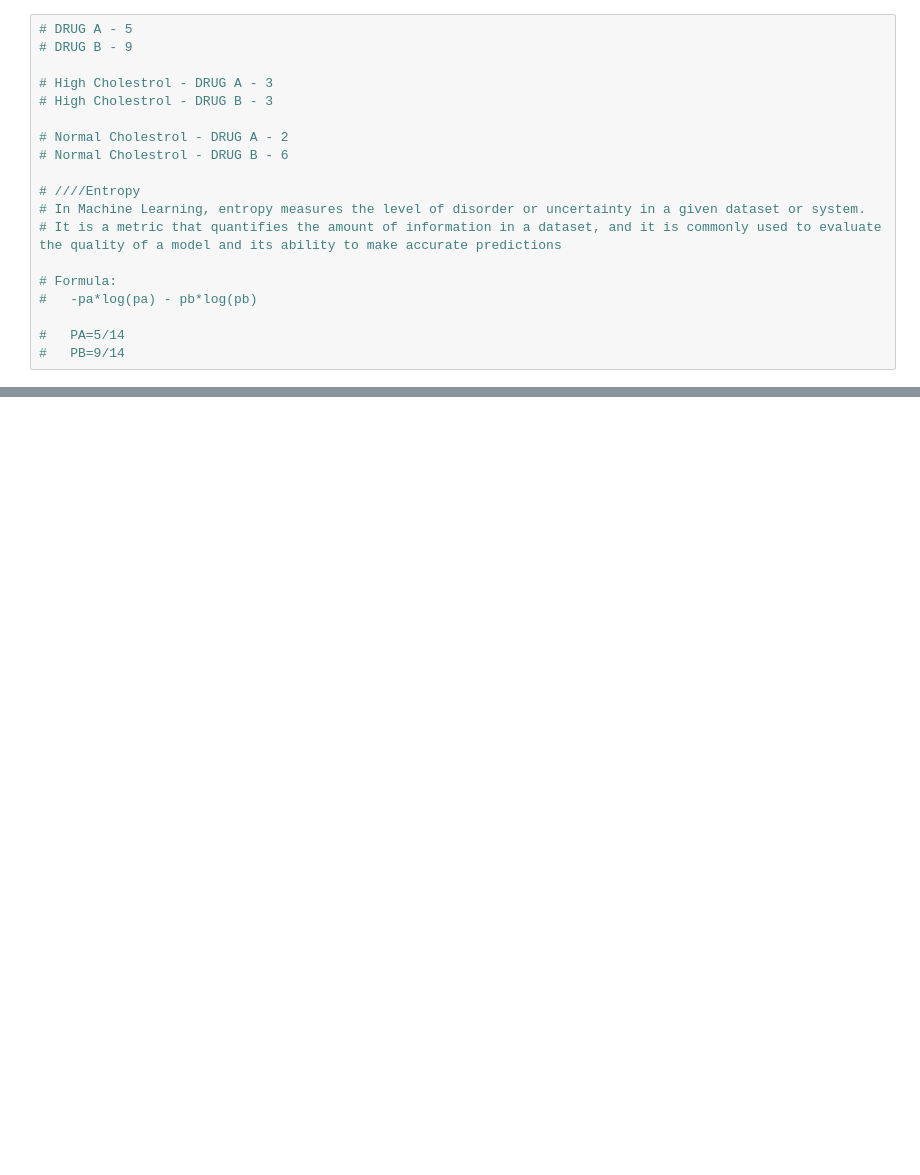
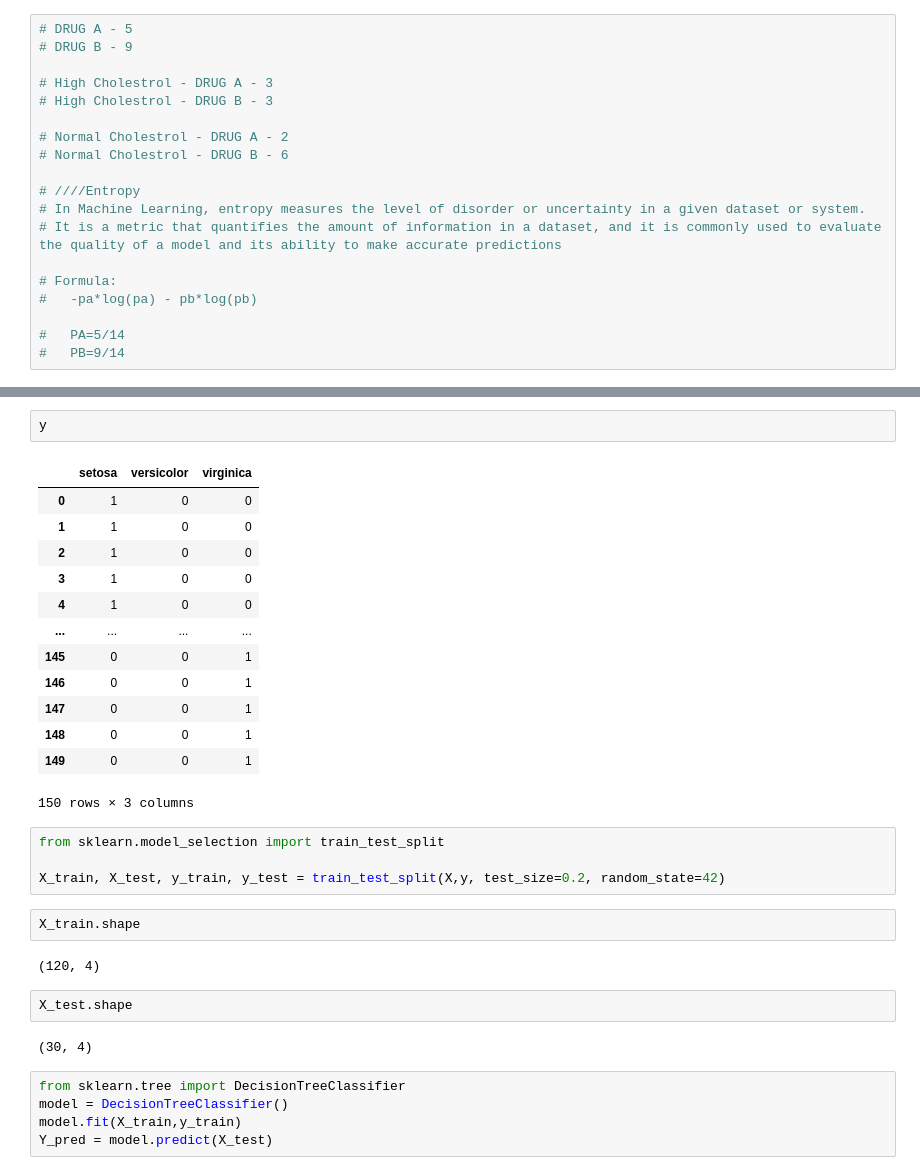
Before and after one commit to hiral-codes/ML-Algo, a Jupyter notebook: Decision_Tree.ipynb, the cells around one changed output, grey strips where cells are left out. Drawn from its saved outputs; the diff is of its cells as text; blank space fills up the shorter version.

```diff
--- a/Decision_Tree.ipynb
+++ b/Decision_Tree.ipynb
@@ -44,0 +140,33 @@ pb=1/7
+# %%
+y
+# %% [output]
+|  | setosa | versicolor | virginica |
+| 0 | 1 | 0 | 0 |
+| 1 | 1 | 0 | 0 |
+| 2 | 1 | 0 | 0 |
+| 3 | 1 | 0 | 0 |
+| 4 | 1 | 0 | 0 |
+| ... | ... | ... | ... |
+| 145 | 0 | 0 | 1 |
+| 146 | 0 | 0 | 1 |
+| 147 | 0 | 0 | 1 |
+| 148 | 0 | 0 | 1 |
+| 149 | 0 | 0 | 1 |
+150 rows × 3 columns
+# %%
+from sklearn.model_selection import train_test_split
+
+X_train, X_test, y_train, y_test = train_test_split(X,y, test_size=0.2, random_state=42)
+# %%
+X_train.shape
+# %% [output]
+(120, 4)
+# %%
+X_test.shape
+# %% [output]
+(30, 4)
+# %%
+from sklearn.tree import DecisionTreeClassifier
+model = DecisionTreeClassifier()
+model.fit(X_train,y_train)
+Y_pred = model.predict(X_test)
```
Also changed, not shown: parts of 20 cells of this notebook.
